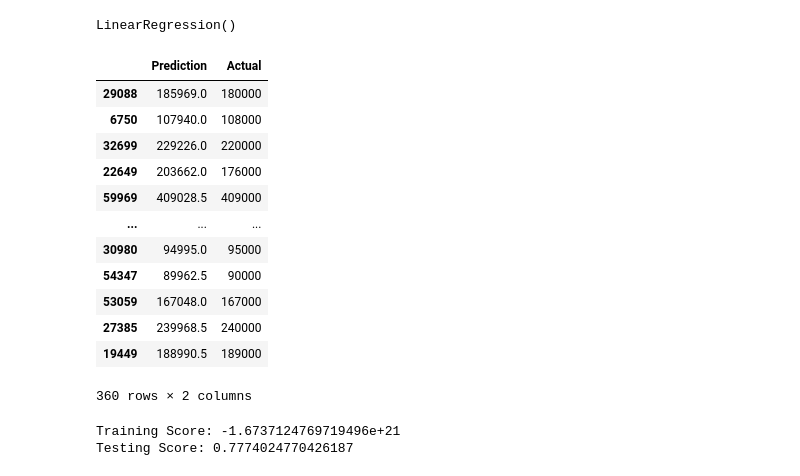
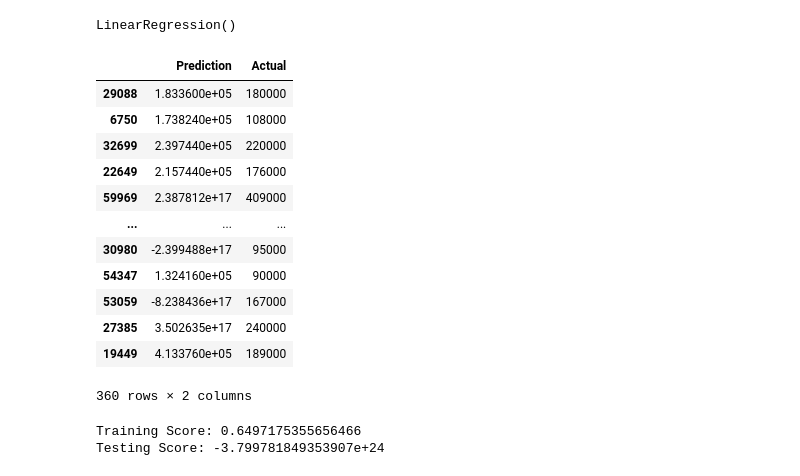
Before and after one commit to Sirius0531/final_project, a Jupyter notebook: cleaning&model1.ipynb, the cells around one changed output. Drawn from its saved outputs; the diff is of its cells as text; code cells hidden in the pictures.

```diff
--- a/cleaning&model1.ipynb
+++ b/cleaning&model1.ipynb
@@ -225,12 +314,13 @@ Name: company, Length: 397, dtype: int64
 # %%
-replace_company = list(companies[companies < 2].index)
+tags = df3.tag.value_counts()
+replace_tag = list(tags[tags < 5].index)
 
 # Replace in dataframe
-for co in replace_company:
-    df3.company = df3.company.replace(co,"Other")
+for ts in replace_tag:
+    df3.tag = df3.tag.replace(ts,"Other")
 
 # Check to make sure binning was successful
-df3.company.value_counts()
+df3.tag.value_counts()
 # %% [output]
 A value is trying to be set on a copy of a slice from a DataFrame.
 Try using .loc[row_indexer,col_indexer] = value instead
@@ -271,7 +366,7 @@ MS      1
 NH      1
 Name: state, dtype: int64
 # %%
-replace_state = list(state_count[state_count < 70].index)
+replace_state = list(state_count[state_count < 20].index)
 
 # Replace in dataframe
 for st in replace_state:
@@ -347,6 +442,6 @@ See the caveats in the documentation: https://pandas.pydata.org/pandas-docs/stab
 # %%
-headers1 = ["company", "yearsofexperience", "Masters_Degree", "Bachelors_Degree", "city", "totalyearlycompensation", "gender"]
-cat = ["company", "city", "gender"]
+headers1 = ["company", "yearsofexperience", "Doctorate_Degree", "Masters_Degree", "Bachelors_Degree", "state", "city", "tag", "gender", "totalyearlycompensation"]
+cat = ["company", "state", "city", "tag", "gender"]
 df_clean1 = df4[headers1]
 df_clean1
 # %% [output]
@@ -421,3 +516,9 @@ import numpy as np
 from sklearn import datasets, linear_model
 import statsmodels.api as sm
 from scipy import stats
+from sklearn.preprocessing import LabelEncoder, MinMaxScaler
+
+
+X_train_scaled1 = MinMaxScaler().fit_transform(X_train)
+X_test_scaled1 = MinMaxScaler().fit_transform(X_test)
+X_train_scaled1
@@ -427,33 +542,33 @@ lr
 # %% [output]
 LinearRegression()
 # %%
-lr.fit(X_test, y_test)
-predictions = lr.predict(X_test)
+lr.fit(X_train_scaled1, y_train)
+predictions = lr.predict(X_test_scaled1)
 pd.DataFrame({"Prediction": predictions, "Actual": y_test})
 # %% [output]
 |  | Prediction | Actual |
-| 29088 | 185969.0 | 180000 |
-| 6750 | 107940.0 | 108000 |
-| 32699 | 229226.0 | 220000 |
-| 22649 | 203662.0 | 176000 |
-| 59969 | 409028.5 | 409000 |
+| 29088 | 1.833600e+05 | 180000 |
+| 6750 | 1.738240e+05 | 108000 |
+| 32699 | 2.397440e+05 | 220000 |
+| 22649 | 2.157440e+05 | 176000 |
+| 59969 | 2.387812e+17 | 409000 |
 | ... | ... | ... |
-| 30980 | 94995.0 | 95000 |
-| 54347 | 89962.5 | 90000 |
-| 53059 | 167048.0 | 167000 |
-| 27385 | 239968.5 | 240000 |
-| 19449 | 188990.5 | 189000 |
+| 30980 | -2.399488e+17 | 95000 |
+| 54347 | 1.324160e+05 | 90000 |
+| 53059 | -8.238436e+17 | 167000 |
+| 27385 | 3.502635e+17 | 240000 |
+| 19449 | 4.133760e+05 | 189000 |
 360 rows × 2 columns
 # %%
-training_score = lr.score(X_train, y_train)
-testing_score = lr.score(X_test, y_test)
+training_score = lr.score(X_train_scaled1, y_train)
+testing_score = lr.score(X_test_scaled1, y_test)
 
 
 print(f"Training Score: {training_score}")
 print(f"Testing Score: {testing_score}")
 # %% [output]
-Training Score: -1.6737124769719496e+21
-Testing Score: 0.7774024770426187
+Training Score: 0.6497175355656466
+Testing Score: -3.799781849353907e+24
 # %%
 from sklearn.ensemble import RandomForestRegressor
 from sklearn.datasets import make_regression
```
Also changed, not shown: parts of 35 cells of this notebook.
